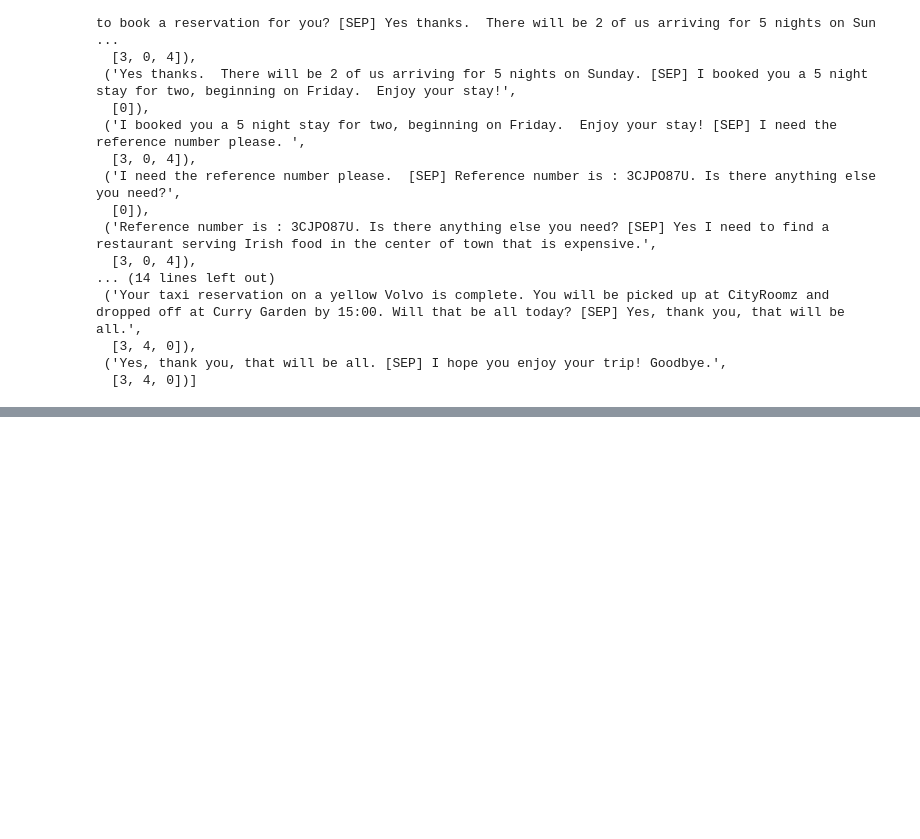
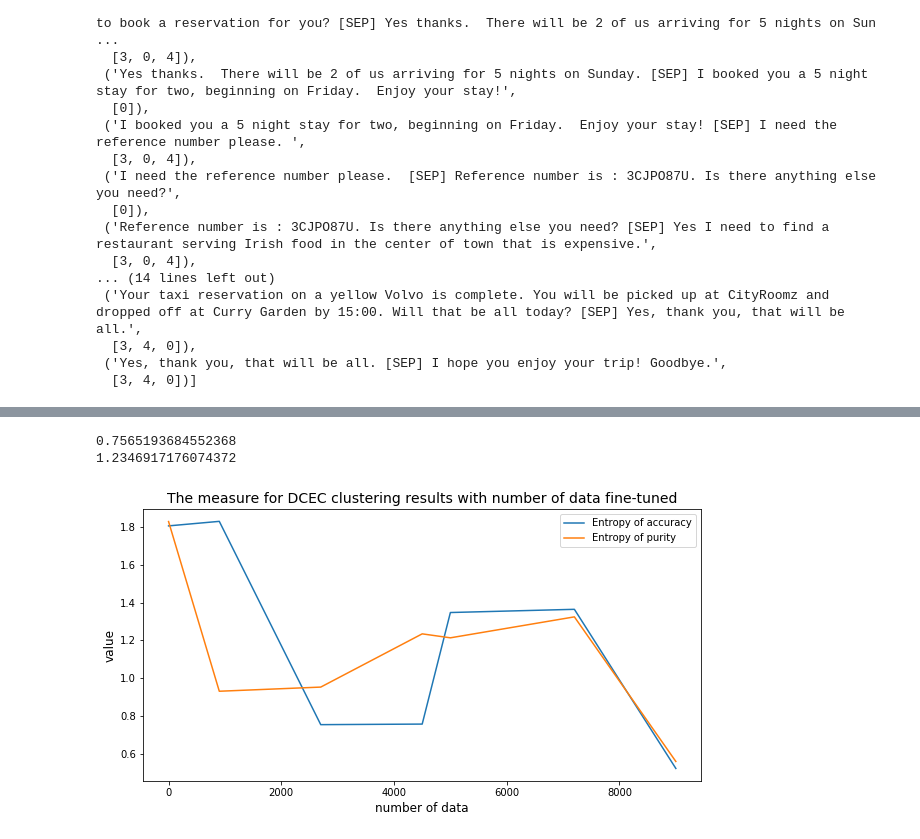
Before and after one commit to waynewu6250/Multi-intent-dialoguer, a Jupyter notebook: Processing.ipynb, the cells around one changed output, grey strips where cells are left out. Saved outputs shown, nothing was run; the diff lists cells and outputs as text; code cells hidden in the pictures; blank space fills up the shorter version.

```diff
--- a/Preprocessing.ipynb
+++ b/Processing.ipynb
@@ -286,0 +344,32 @@ train_data[1000]
+# %%
+def calc_h_accuracy(df):
+    df_norm = df.apply(lambda x: x/x.sum(), axis=0)
+    df_entropy = df_norm.apply(lambda x: x*np.log2(x+0.0001))
+    return -np.sum(df_entropy.sum(axis=0)) / len(df.columns)
+def calc_h_purity(df):
+    df_norm = df.apply(lambda x: x/x.sum(), axis=1)
+    df_entropy = df_norm.apply(lambda x: x*np.log2(x+0.0001))
+    return -np.sum(df_entropy.sum(axis=0)) / len(df)
+print(calc_h_accuracy(df))
+print(calc_h_purity(df))
+# %% [output]
+0.7565193684552368
+1.2346917176074372
+# %%
+import matplotlib.pyplot as plt
+%matplotlib inline
+accuracy = [0.521, 1.364, 1.347, 0.756, 0.753, 1.83, 1.806]
+purity = [0.558, 1.324, 1.213, 1.234, 0.952, 0.93, 1.829]
+data = [9000, 7200, 5000, 4500, 2700, 900, 0]
+
+plt.figure(figsize=(10,5))
+plt.plot(data, accuracy, label='Entropy of accuracy')
+plt.plot(data, purity, label='Entropy of purity')
+plt.legend(loc='best')
+plt.title('The measure for DCEC clustering results with number of data fine-tuned', fontsize=14)
+plt.xlabel('number of data', fontsize=12)
+plt.ylabel('value', fontsize=12)
+plt.savefig("clustering_labels/measure_se_dcec.png", dpi=200)
+plt.show()
+# %% [output]
+[figure, added]
```
Also changed, not shown: parts of 4 cells of this notebook, 5 other files.
